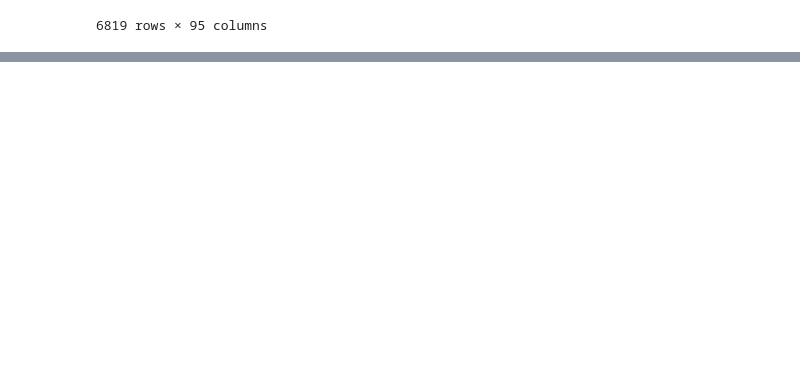
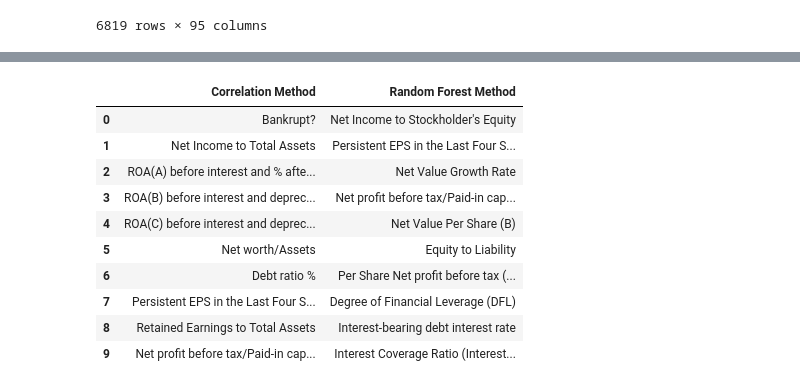
Before and after one commit to cecypd2/computo_en_la_nube, a Jupyter notebook: limpieza.ipynb, the cells around one changed output, grey strips where cells are left out. Cells and saved outputs as stored; diff of their text form; code cells hidden in the pictures; blank space fills up the shorter version.

```diff
--- a/limpieza.ipynb
+++ b/limpieza.ipynb
@@ -46,0 +239,21 @@ data_reduced
+# %%
+# Crear un DataFrame para comparar las variables seleccionadas por ambos métodos
+comparison_table = pd.DataFrame({
+    'Correlation Method': top_features,
+    'Random Forest Method': top_features_rf
+})
+
+# Mostrar la tabla
+comparison_table
+# %% [output]
+|  | Correlation Method | Random Forest Method |
+| 0 | Bankrupt? | Net Income to Stockholder's Equity |
+| 1 | Net Income to Total Assets | Persistent EPS in the Last Four S... |
+| 2 | ROA(A) before interest and % afte... | Net Value Growth Rate |
+| 3 | ROA(B) before interest and deprec... | Net profit before tax/Paid-in cap... |
+| 4 | ROA(C) before interest and deprec... | Net Value Per Share (B) |
+| 5 | Net worth/Assets | Equity to Liability |
+| 6 | Debt ratio % | Per Share Net profit before tax (... |
+| 7 | Persistent EPS in the Last Four S... | Degree of Financial Leverage (DFL) |
+| 8 | Retained Earnings to Total Assets | Interest-bearing debt interest rate |
+| 9 | Net profit before tax/Paid-in cap... | Interest Coverage Ratio (Interest... |
```
Also changed, not shown: parts of 10 cells of this notebook, 1 other file.
